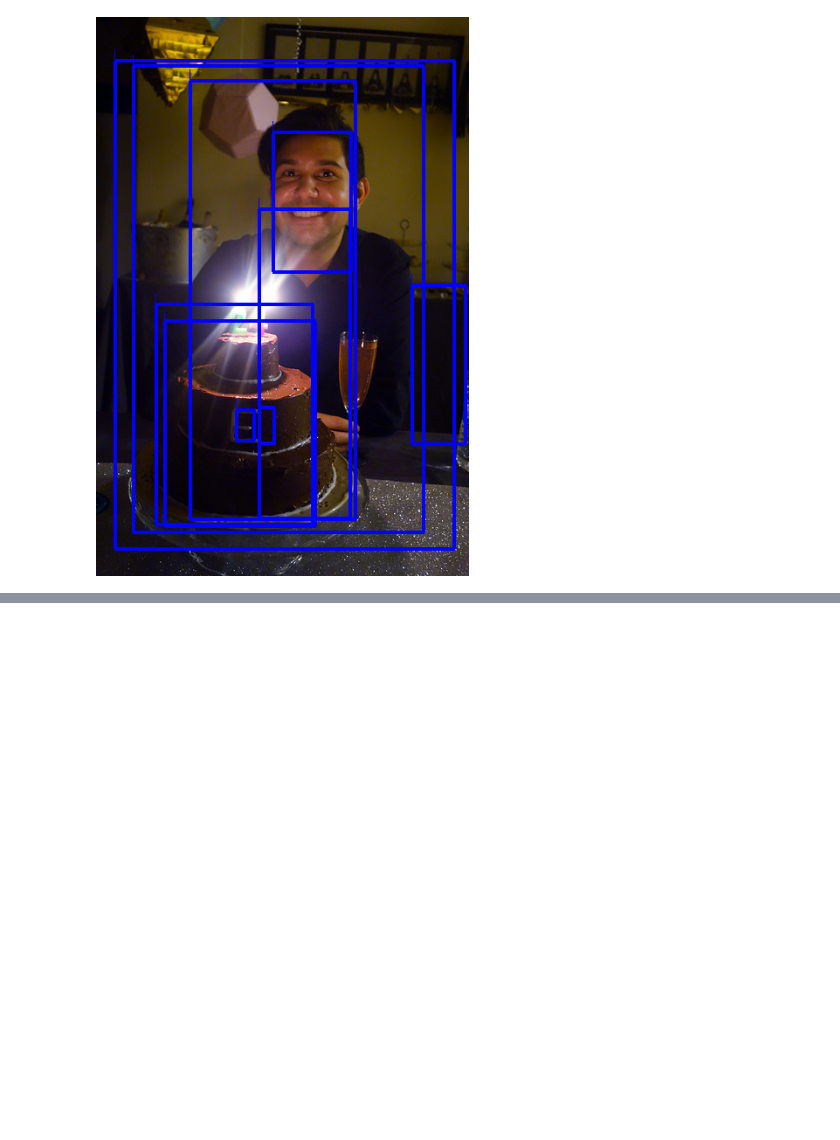
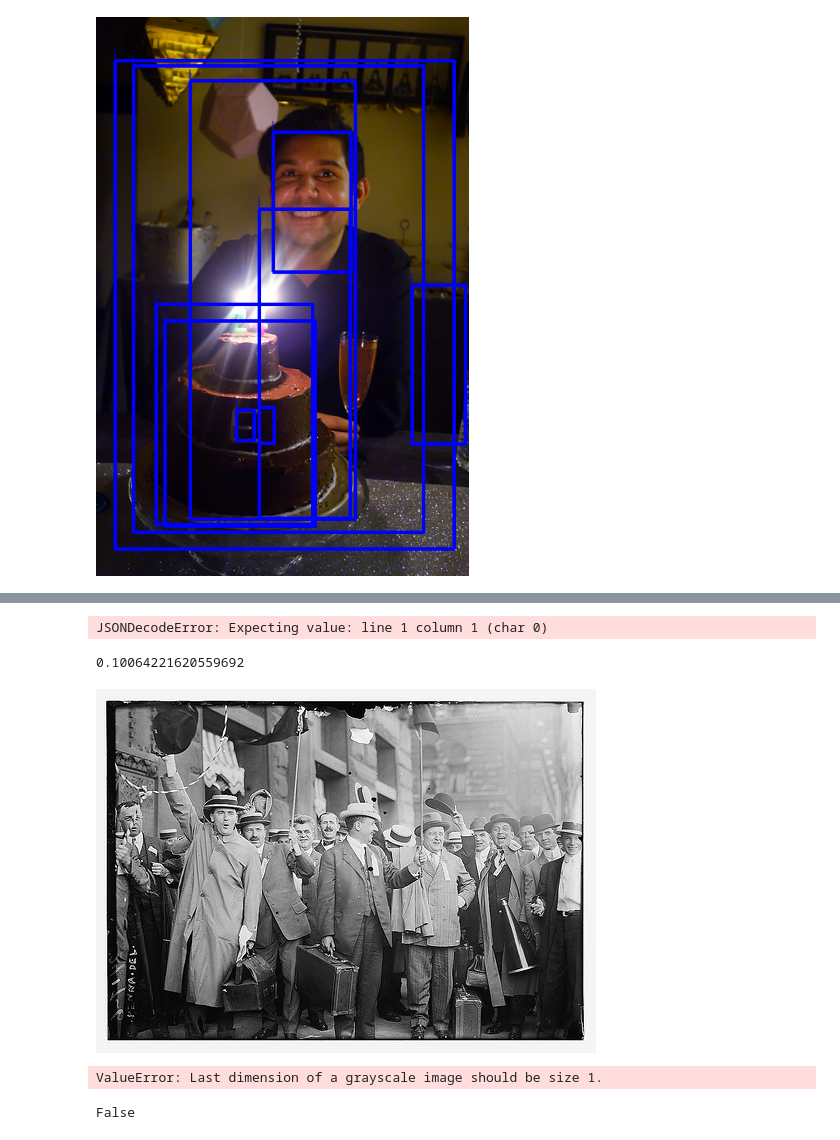
Before and after one commit to RabDou44/Data-Intenisive-Computing-Object-detection-with-AWS, a Jupyter notebook: showcase.ipynb, the cells around one changed output, grey strips where cells are left out. Saved outputs shown, nothing was run; the diff lists cells and outputs as text; code cells hidden in the pictures; blank space fills up the shorter version.

```diff
--- a/showcase.ipynb
+++ b/showcase.ipynb
@@ -25,0 +38,27 @@ Font not found, using default font.
+# %%
+# inference on all images one at a time
+total_time = 0
+inf_time = 0
+for i in imagefiles:
+    try:
+        response = c.one_detection(i)
+    except:
+        print(i)
+    rjson = response.json()
+    total_time += rjson["total_time"]
+    inf_time += rjson["inf_time"]
+print("total:",total_time/len(imagefiles))
+print("total:",inf_time/len(imagefiles))
+# %% [output]
+JSONDecodeError: Expecting value: line 1 column 1 (char 0)
+# %%
+# inference on all images at once
+response = c.detect_images(imagefiles)
+print(response.json()["total_time"] / len(imagefiles))
+# %% [output]
+0.10064221620559692
+# %%
+image = c.read_image("object-detection-SMALL/000000146964.jpg")
+image
+# %% [output]
+[figure, added]
@@ -25,0 +74,11 @@ Font not found, using default font.
+# %%
+image = Image.open("object-detection-SMALL\\000000150561.jpg")
+converted_img  = tf.image.convert_image_dtype(image, tf.float32)[tf.newaxis,...]
+converted = tf.image.grayscale_to_rgb(converted_img)
+converted
+# %% [output]
+ValueError: Last dimension of a grayscale image should be size 1.
+# %%
+len(converted_img.shape)+1 <4
+# %% [output]
+False
```
Also changed, not shown: parts of 6 cells of this notebook, 1 other file.
